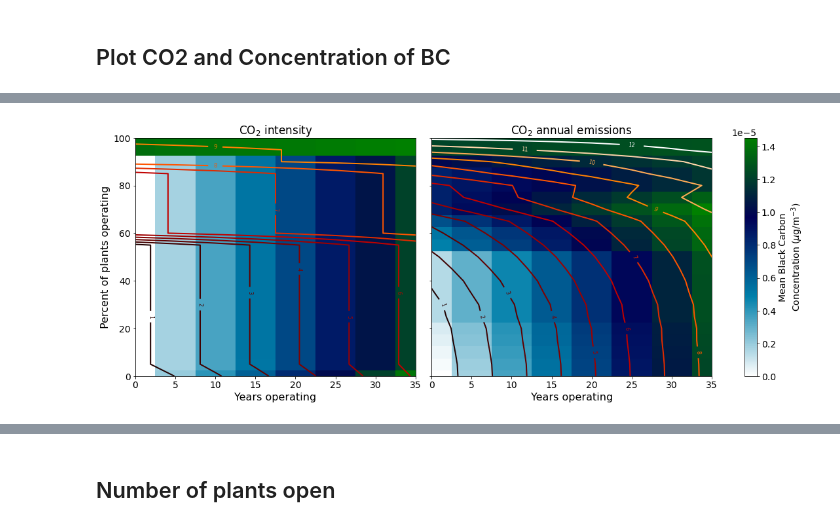
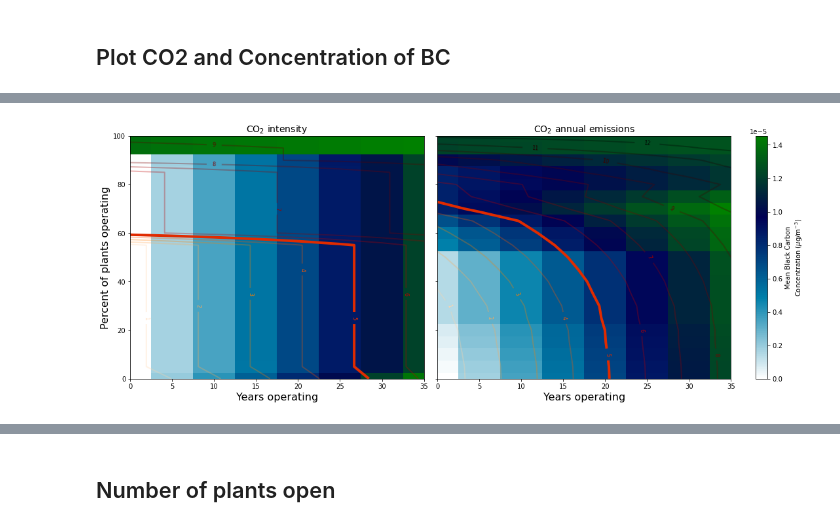
Before and after one commit to lfreese/BC-IRF, a Jupyter notebook: contours_plotting.ipynb, the cells around one changed output, grey strips where cells are left out. Saved outputs shown, nothing was run; the diff lists cells and outputs as text; code cells hidden in the pictures.

Commit message:
fixed pulse for cos, made individual plant shutdowns

```diff
--- a/contours_plotting.ipynb
+++ b/contours_plotting.ipynb
@@ -408,0 +462,36 @@ Text(0.5, 1.0, 'Annual CO$_2$')
+# %%
+co2_choice = {'intensity_co2':ds_extend_co2.interp(percent = np.arange(0,105,5)), 'annual_co2':CO2_annual_df}
+xlabels = {'intensity_co2':'CO$_2$ intensity','annual_co2':'CO$_2$ annual emissions'}
+
+
+for emis_loc in emission_locs:
+    fig, axes = plt.subplots(1,2, figsize = [15,6], sharey = True, constrained_layout = True)
+    for idx, s_type in enumerate(['intensity_co2','annual_co2']):
+        ax = axes[idx]
+        if s_type == 'intensity_co2':
+            cbar=False
+            cbar_args = None
+            ds_opt = ds_extend
+            ds_cont = co2_choice[s_type]
+        elif s_type == 'annual_co2':
+            cbar = True
+            cbar_args = {'label': 'Mean Black Carbon\nConcentration ($\mu$g/m$^{-3}$)'}
+            ds_opt = ds
+            ds_cont = co2_choice[s_type][:].values
+        ds_opt.sel(emis_loc = emis_loc, receptor_loc = 'China', shutdown_type = s_type).interp(percent = np.arange(0,105,5)).plot(ax = ax, cmap = 'ocean_r',
+                                                                                                                                  add_colorbar = cbar, cbar_kwargs = cbar_args, norm=matplotlib.colors.LogNorm(vmin = 1e-15, vmax = 1e-4))
+
+
+
+        contours = ax.contour(years, percents, ds_cont*1e-9, cmap = 'gist_heat_r',
+                           levels = np.arange(0,13,1), linewidths = 2)
+        plt.clabel(contours, fontsize=8, inline = True)
+        plt.xlim(0,35)
+        #plt.plot(92,40-24.2, 'k*', markersize = 12)
+        ax.set_xlabel('Years operating', fontsize = 16)
+        ax.set_ylim(0,100)
+        ax.set_xlim(0,35)
+        ax.set_title(xlabels[s_type])
+    axes[0].set_ylabel(f'Percent of plants operating', fontsize = 16)
+    axes[1].set_ylabel(None)
+    plt.savefig(f'figures/china_poll_BC_contours_co2_{emis_loc}.png', bbox_inches = 'tight', dpi = 350)
@@ -409,30 +544,33 @@ Text(0.5, 1.0, 'Annual CO$_2$')
 # %%
 co2_choice = {'intensity_co2':CO2_weighted_df, 'annual_co2':CO2_annual_df}
 xlabels = {'intensity_co2':'CO$_2$ intensity','annual_co2':'CO$_2$ annual emissions'}
 
 
 for emis_loc in ['SUM']:
     fig, axes = plt.subplots(1,2, figsize = [15,6], sharey = True, constrained_layout = True)
     for idx, s_type in enumerate(['intensity_co2','annual_co2']):
         ax = axes[idx]
         if s_type == 'intensity_co2':
             cbar=False
             cbar_args = None
         elif s_type == 'annual_co2':
             cbar = True
             cbar_args = {'label': 'Mean Black Carbon\nConcentration ($\mu$g/m$^{-3}$)'}
         ds.sel(emis_loc = emis_loc, receptor_loc = 'China', shutdown_type = s_type).plot(ax = ax, cmap = 'ocean_r', add_colorbar = cbar, cbar_kwargs = cbar_args)
-        contours = ax.contour(years, percents, co2_choice[s_type][:].values*1e-9, cmap = 'gist_heat',
+        contours = ax.contour(years, percents, co2_choice[s_type][:].values*1e-9, cmap = 'gist_heat_r',
                            levels = np.arange(0,13,1), linewidths = 2)
+        contours.collections[5].set_linewidth(4)
+        for i in [0,1,2,3,4,6,7,8,9,10,11,12]:
+            contours.collections[i].set_alpha(.3)
         plt.clabel(contours, fontsize=8, inline = True)
         plt.xlim(0,35)
         #plt.plot(92,40-24.2, 'k*', markersize = 12)
         ax.set_xlabel('Years operating', fontsize = 16)
         ax.set_ylim(0,100)
         ax.set_xlim(0,35)
-        ax.set_title(xlabels[s_type])
+        ax.set_title(xlabels[s_type], fontsize = 14)
     axes[0].set_ylabel(f'Percent of plants operating', fontsize = 16)
     axes[1].set_ylabel(None)
-    plt.savefig(f'figures/china_poll_BC_contours_co2.png', bbox_inches = 'tight', dpi = 350)
+    plt.savefig(f'figures/china_poll_BC_contours_individual_highlight.png', bbox_inches = 'tight', dpi = 350)
 # %% [output]
-[figure, old version]
+[figure, new version]
```
Also changed, not shown: parts of 31 cells of this notebook, 18 other files.
